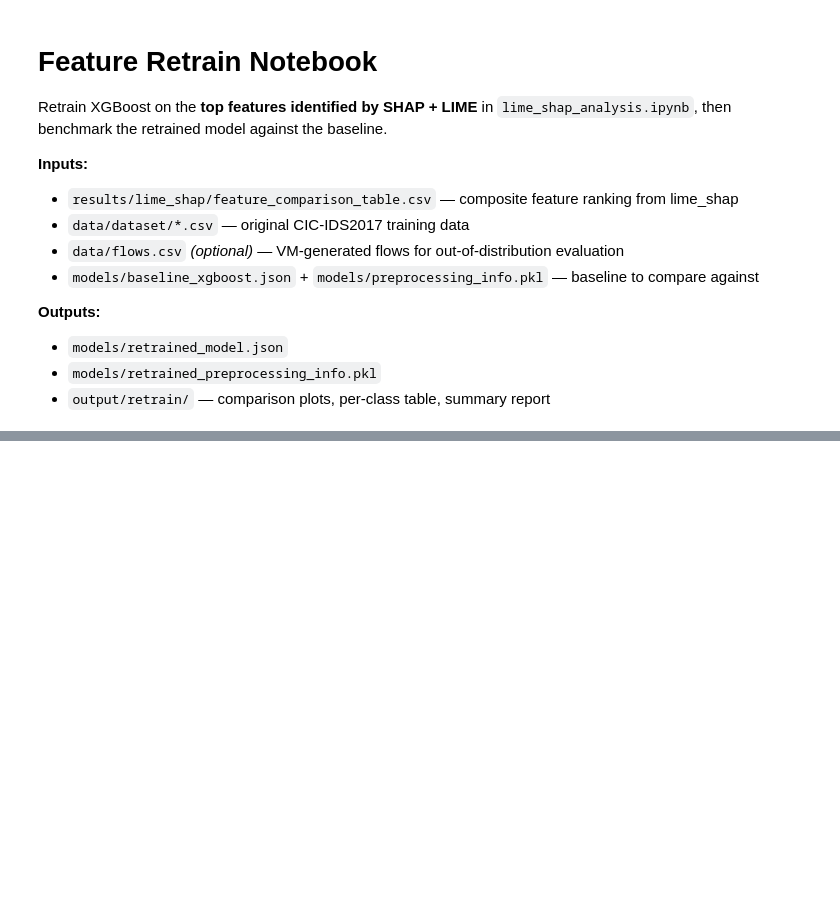
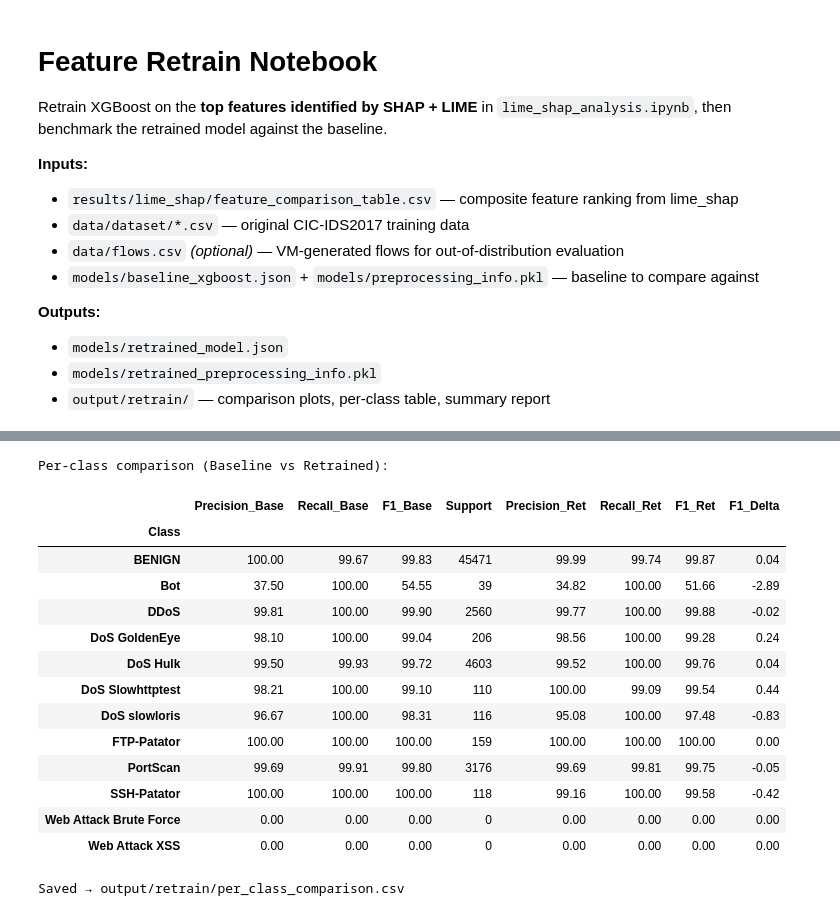
Before and after one commit to CPRE560-IDS-with-Modern-Tabular-ML/VM_Env_Test, a Jupyter notebook: notebooks/feature_retrain.ipynb, the cells around one changed output, grey strips where cells are left out. Drawn from its saved outputs; the diff is of its cells as text; code cells hidden in the pictures; blank space fills up the shorter version.

Commit message:
updated retrain notebook

```diff
--- a/notebooks/feature_retrain.ipynb
+++ b/notebooks/feature_retrain.ipynb
@@ -68,7 +72,7 @@ RANDOM_STATE     = 42
 MIN_SMOTE        = 50     # classes below this skip SMOTE, use class weighting
 
 # ── Paths ────────────────────────────────────────────────────────────────
-FEATURE_TABLE    = 'results/lime_shap/feature_comparison_table.csv'
+FEATURE_TABLE    = 'output/lime_shap/feature_comparison_table.csv'
 DATA_PATH        = Path('data/dataset')
 VM_CSV           = 'data/flows.csv'    # set to None to skip VM evaluation
 BASELINE_MODEL   = 'models/baseline_xgboost.json'
@@ -339,38 +429,59 @@ print('Saved → output/retrain/model_comparison.csv')
 # %%
 # === CELL 10: Per-Class Performance Comparison ===
 def per_class_df(y_true, y_pred):
+    present_labels = sorted(set(y_true) | set(y_pred))   # classes that actually appear
+    present_names  = [class_names[i] for i in present_labels]
+
     report = classification_report(y_true, y_pred,
-                                   target_names=class_names,
+                                   labels=present_labels,     # add this
+                                   target_names=present_names, # scoped to match
                                    output_dict=True, zero_division=0)
     rows = []
-    for cls in class_names:
+    for cls in class_names:          # still iterates all 12 — missing ones → zeros
         r = report.get(cls, {})
         rows.append({
             'Class':     cls,
             'Precision': round(r.get('precision', 0) * 100, 2),
             'Recall':    round(r.get('recall',    0) * 100, 2),
             'F1':        round(r.get('f1-score',  0) * 100, 2),
             'Support':   int(r.get('support',     0)),
         })
     return pd.DataFrame(rows).set_index('Class')
 
 pc_base = per_class_df(y_test, y_pred_base).add_suffix('_Base')
 pc_ret  = per_class_df(y_test, y_pred_ret ).add_suffix('_Ret')
 pc_cmp  = pc_base.join(pc_ret)
 pc_cmp['F1_Delta'] = (pc_cmp['F1_Ret'] - pc_cmp['F1_Base']).round(2)
 pc_cmp.drop(columns=['Support_Ret'], inplace=True, errors='ignore')
 pc_cmp.rename(columns={'Support_Base': 'Support'}, inplace=True)
 
 print('Per-class comparison (Baseline vs Retrained):')
 display(pc_cmp.style
         .background_gradient(subset=['F1_Base','F1_Ret'], cmap='RdYlGn', vmin=0, vmax=100)
-        .applymap(lambda v: 'color:green;font-weight:bold' if isinstance(v,(int,float)) and v > 0
-                  else ('color:red;font-weight:bold' if isinstance(v,(int,float)) and v < 0 else ''),
-                  subset=['F1_Delta'])
+        .map(lambda v: 'color:green;font-weight:bold' if isinstance(v,(int,float)) and v > 0   # ← map
+             else ('color:red;font-weight:bold' if isinstance(v,(int,float)) and v < 0 else ''),
+             subset=['F1_Delta'])
         .format('{:.2f}', subset=[c for c in pc_cmp.columns if c != 'Support']))
 
 pc_cmp.to_csv(OUT_DIR / 'per_class_comparison.csv')
 print('Saved → output/retrain/per_class_comparison.csv')
+# %% [output]
+Per-class comparison (Baseline vs Retrained):
+|  | Precision_Base | Recall_Base | F1_Base | Support | Precision_Ret | Recall_Ret | F1_Ret | F1_Delta |
+| Class |  |  |  |  |  |  |  |  |
+| BENIGN | 100.00 | 99.67 | 99.83 | 45471 | 99.99 | 99.74 | 99.87 | 0.04 |
+| Bot | 37.50 | 100.00 | 54.55 | 39 | 34.82 | 100.00 | 51.66 | -2.89 |
+| DDoS | 99.81 | 100.00 | 99.90 | 2560 | 99.77 | 100.00 | 99.88 | -0.02 |
+| DoS GoldenEye | 98.10 | 100.00 | 99.04 | 206 | 98.56 | 100.00 | 99.28 | 0.24 |
+| DoS Hulk | 99.50 | 99.93 | 99.72 | 4603 | 99.52 | 100.00 | 99.76 | 0.04 |
+| DoS Slowhttptest | 98.21 | 100.00 | 99.10 | 110 | 100.00 | 99.09 | 99.54 | 0.44 |
+| DoS slowloris | 96.67 | 100.00 | 98.31 | 116 | 95.08 | 100.00 | 97.48 | -0.83 |
+| FTP-Patator | 100.00 | 100.00 | 100.00 | 159 | 100.00 | 100.00 | 100.00 | 0.00 |
+| PortScan | 99.69 | 99.91 | 99.80 | 3176 | 99.69 | 99.81 | 99.75 | -0.05 |
+| SSH-Patator | 100.00 | 100.00 | 100.00 | 118 | 99.16 | 100.00 | 99.58 | -0.42 |
+| Web Attack Brute Force | 0.00 | 0.00 | 0.00 | 0 | 0.00 | 0.00 | 0.00 | 0.00 |
+| Web Attack XSS | 0.00 | 0.00 | 0.00 | 0 | 0.00 | 0.00 | 0.00 | 0.00 |
+Saved → output/retrain/per_class_comparison.csv
 # %%
 # === CELL 11: Side-by-Side Confusion Matrices ===
 fig, axes = plt.subplots(1, 2, figsize=(20, 8))
```
Also changed, not shown: parts of 15 cells of this notebook.
